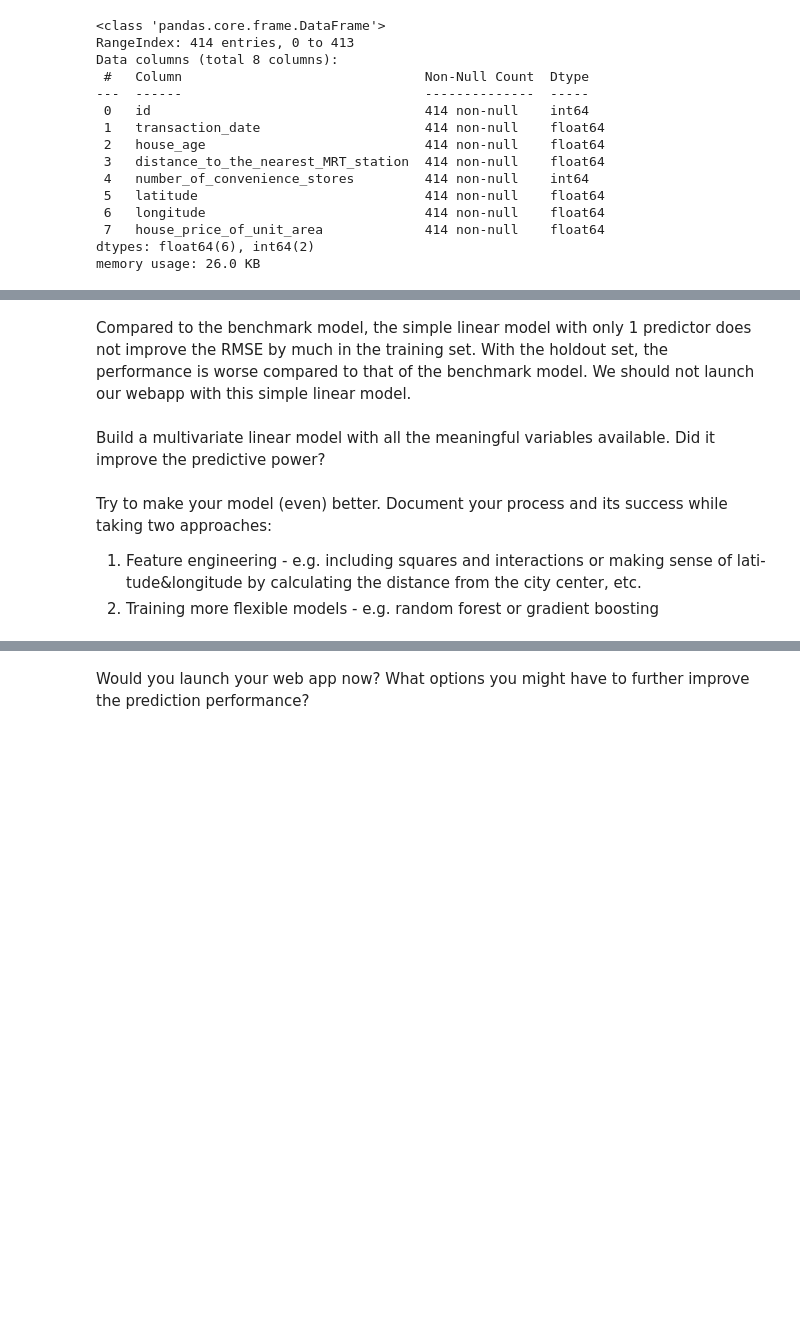
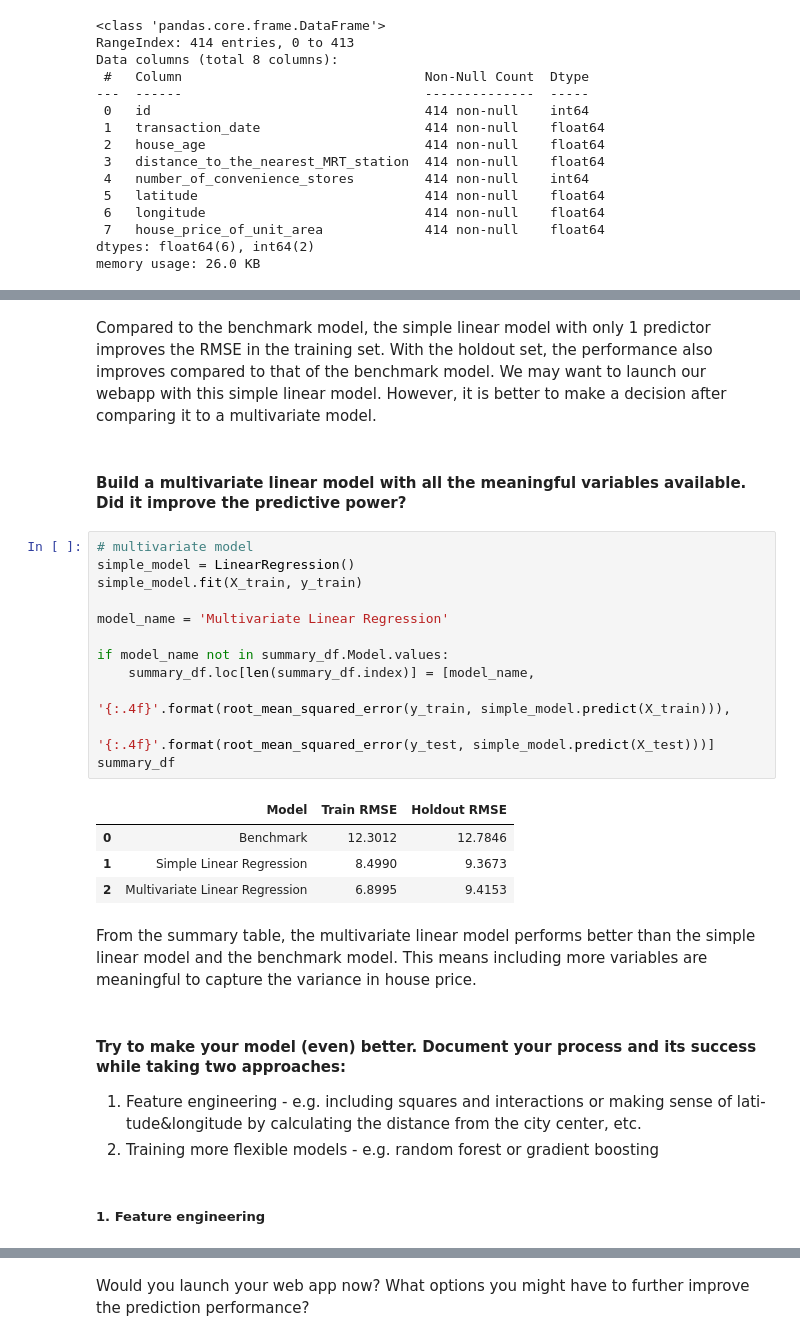
Before and after one commit to viethngn/Data_Science_2_ECBS5233, a Jupyter notebook: assignment1/assignment1_viethngn.ipynb, the cells around one changed output, grey strips where cells are left out. Cells and saved outputs as stored; diff of their text form; blank space fills up the shorter version.

```diff
--- a/assignment1/assignment1_viethngn.ipynb
+++ b/assignment1/assignment1_viethngn.ipynb
@@ -133,8 +79,29 @@ summary_df
 # %% [markdown]
-Compared to the benchmark model, the simple linear model with only 1 predictor does not improve the RMSE by much in the training set. With the holdout set, the performance is worse compared to that of the benchmark model. We should not launch our webapp with this simple linear model.
+Compared to the benchmark model, the simple linear model with only 1 predictor improves the RMSE in the training set. With the holdout set, the performance also improves compared to that of the benchmark model. We may want to launch our webapp with this simple linear model. However, it is better to make a decision after comparing it to a multivariate model.
 # %% [markdown]
-Build a multivariate linear model with all the meaningful variables available. Did it improve the predictive power?
+#### Build a multivariate linear model with all the meaningful variables available. Did it improve the predictive power?
+# %%
+# multivariate model
+simple_model = LinearRegression()
+simple_model.fit(X_train, y_train)
+
+model_name = 'Multivariate Linear Regression'
+
+if model_name not in summary_df.Model.values:
+    summary_df.loc[len(summary_df.index)] = [model_name,
+                                             '{:.4f}'.format(root_mean_squared_error(y_train, simple_model.predict(X_train))),
+                                             '{:.4f}'.format(root_mean_squared_error(y_test, simple_model.predict(X_test)))]
+summary_df
+# %% [output]
+|  | Model | Train RMSE | Holdout RMSE |
+| 0 | Benchmark | 12.3012 | 12.7846 |
+| 1 | Simple Linear Regression | 8.4990 | 9.3673 |
+| 2 | Multivariate Linear Regression | 6.8995 | 9.4153 |
+# %% [markdown]
+From the summary table, the multivariate linear model performs better than the simple linear model and the benchmark model. This means including more variables are meaningful to capture the variance in house price.
 # %% [markdown]
-Try to make your model (even) better. Document your process and its success while taking two approaches:
+#### Try to make your model (even) better. Document your process and its success while taking two approaches:
 1. Feature engineering - e.g. including squares and interactions or making sense of lati- tude&longitude by calculating the distance from the city center, etc.
 2. Training more flexible models - e.g. random forest or gradient boosting
+# %% [markdown]
+##### 1. Feature engineering
```
Also changed, not shown: parts of 26 cells of this notebook.
